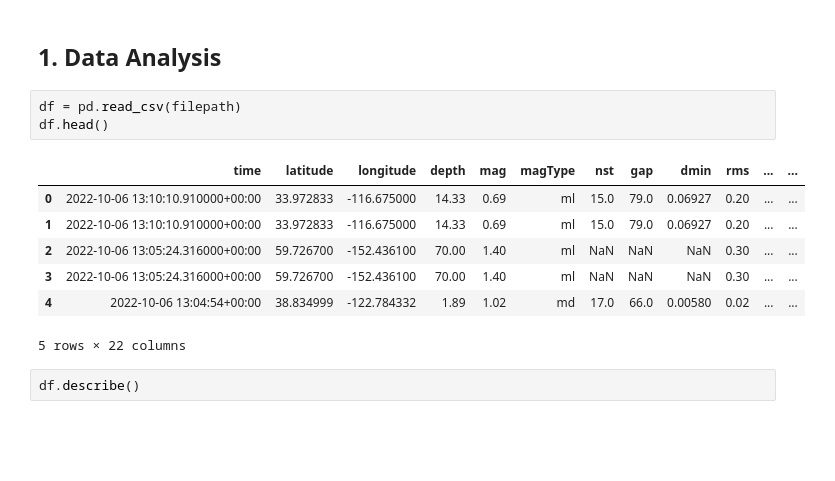
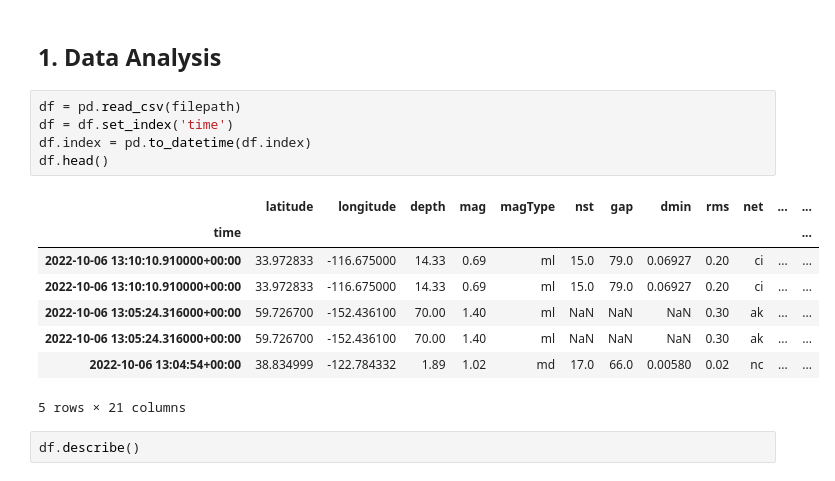
Before and after one commit to Andre-Gilbert/Earthquake-Prediction, a Jupyter notebook: ml/earthquake_prediction.ipynb, the cells around one changed output. Saved outputs shown, nothing was run; the diff lists cells and outputs as text; blank space fills up the shorter version.

```diff
--- a/ml/earthquake_prediction.ipynb
+++ b/ml/earthquake_prediction.ipynb
@@ -26,15 +26,18 @@ filepath = './data/earthquakes.csv'
 ## 1. Data Analysis
 # %%
 df = pd.read_csv(filepath)
+df = df.set_index('time')
+df.index = pd.to_datetime(df.index)
 df.head()
 # %% [output]
-|  | time | latitude | longitude | depth | mag | magType | nst | gap | dmin | rms | ... | ... |
-| 0 | 2022-10-06 13:10:10.910000+00:00 | 33.972833 | -116.675000 | 14.33 | 0.69 | ml | 15.0 | 79.0 | 0.06927 | 0.20 | ... | ... |
-| 1 | 2022-10-06 13:10:10.910000+00:00 | 33.972833 | -116.675000 | 14.33 | 0.69 | ml | 15.0 | 79.0 | 0.06927 | 0.20 | ... | ... |
-| 2 | 2022-10-06 13:05:24.316000+00:00 | 59.726700 | -152.436100 | 70.00 | 1.40 | ml | NaN | NaN | NaN | 0.30 | ... | ... |
-| 3 | 2022-10-06 13:05:24.316000+00:00 | 59.726700 | -152.436100 | 70.00 | 1.40 | ml | NaN | NaN | NaN | 0.30 | ... | ... |
-| 4 | 2022-10-06 13:04:54+00:00 | 38.834999 | -122.784332 | 1.89 | 1.02 | md | 17.0 | 66.0 | 0.00580 | 0.02 | ... | ... |
+|  | latitude | longitude | depth | mag | magType | nst | gap | dmin | rms | net | ... | ... |
+| time |  |  |  |  |  |  |  |  |  |  |  | ... |
+| 2022-10-06 13:10:10.910000+00:00 | 33.972833 | -116.675000 | 14.33 | 0.69 | ml | 15.0 | 79.0 | 0.06927 | 0.20 | ci | ... | ... |
+| 2022-10-06 13:10:10.910000+00:00 | 33.972833 | -116.675000 | 14.33 | 0.69 | ml | 15.0 | 79.0 | 0.06927 | 0.20 | ci | ... | ... |
+| 2022-10-06 13:05:24.316000+00:00 | 59.726700 | -152.436100 | 70.00 | 1.40 | ml | NaN | NaN | NaN | 0.30 | ak | ... | ... |
+| 2022-10-06 13:05:24.316000+00:00 | 59.726700 | -152.436100 | 70.00 | 1.40 | ml | NaN | NaN | NaN | 0.30 | ak | ... | ... |
+| 2022-10-06 13:04:54+00:00 | 38.834999 | -122.784332 | 1.89 | 1.02 | md | 17.0 | 66.0 | 0.00580 | 0.02 | nc | ... | ... |
-5 rows × 22 columns
+5 rows × 21 columns
 # %%
 df.describe()
 # %% [output]
```
Also changed, not shown: parts of 28 cells of this notebook, 7 other files.
